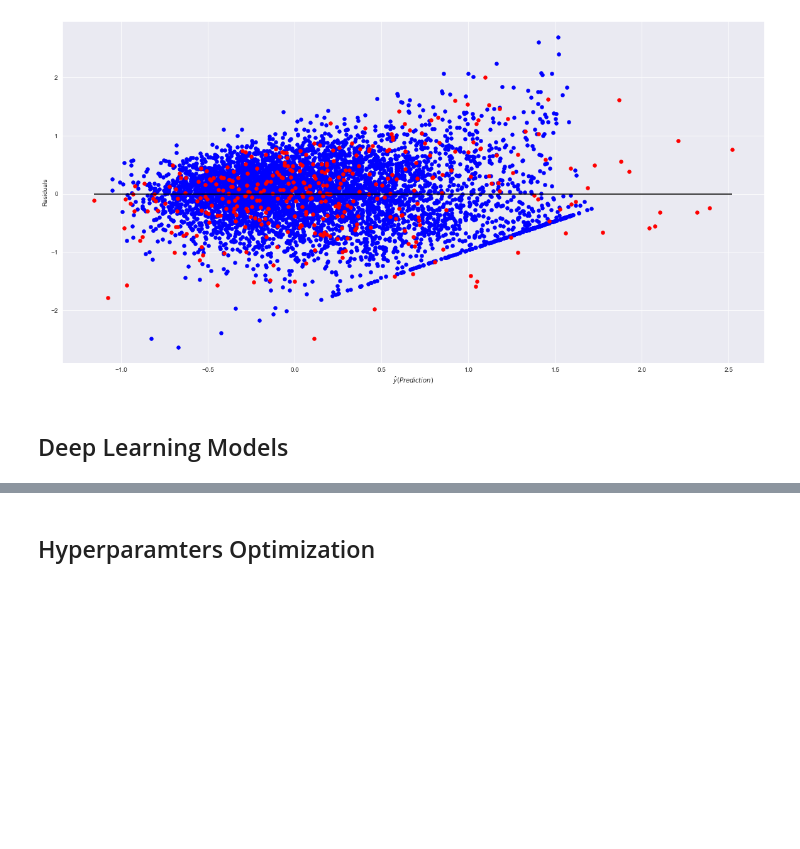
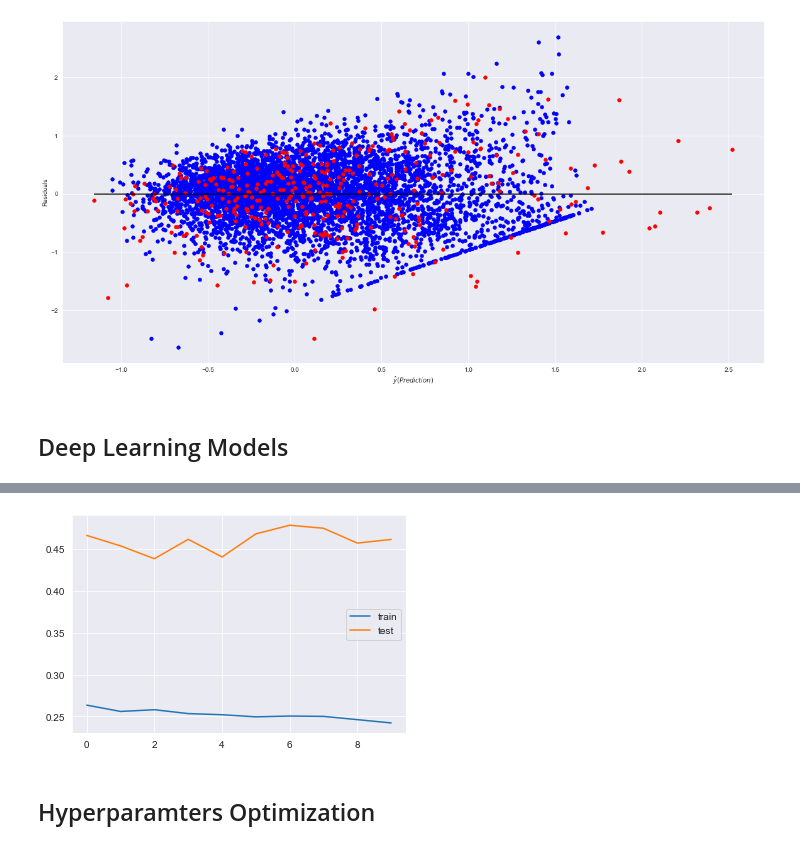
Before and after one commit to SvetiB/AirQualityStuttgart, a Jupyter notebook: AirQualityStuttgartModeling.ipynb, the cells around one changed output, grey strips where cells are left out. Saved outputs shown, nothing was run; the diff lists cells and outputs as text; code cells hidden in the pictures; blank space fills up the shorter version.

Commit message:
further development of the lstm

```diff
--- a/AirQualityStuttgartModeling.ipynb
+++ b/AirQualityStuttgartModeling.ipynb
@@ -370,0 +377,11 @@ plt.show()
+# %%
+model_2 = Sequential()
+
+model_2.add(layers.LSTM(units=200,
+                      return_sequences= True,
+                      activation ='tanh',
+                      input_shape=(X_train.shape[1],X_train.shape[2])))
+model_2.add(layers.Dropout(rate=0.2))
+model_2.add(layers.Flatten())
+model_2.add(layers.Dense(1))
+model_2.summary()
@@ -370,0 +405,3 @@ plt.show()
+# %%
+model_2.compile(optimizer='adam', loss='mse')
+history_2 = model_2.fit(batch_size=400, x=X_train, y=y_train, epochs=10, validation_data=(X_test, y_test))
@@ -371,3 +430,10 @@ plt.show()
+# %%
+plt.plot(history_2.history['loss'], label='train')
+plt.plot(history_2.history['val_loss'], label='test')
+plt.legend()
+plt.show()
+# %% [output]
+[figure, added]
 # %% [markdown]
 ## Hyperparamters Optimization
 # %% [markdown]
```
Also changed, not shown: parts of 27 cells of this notebook.
